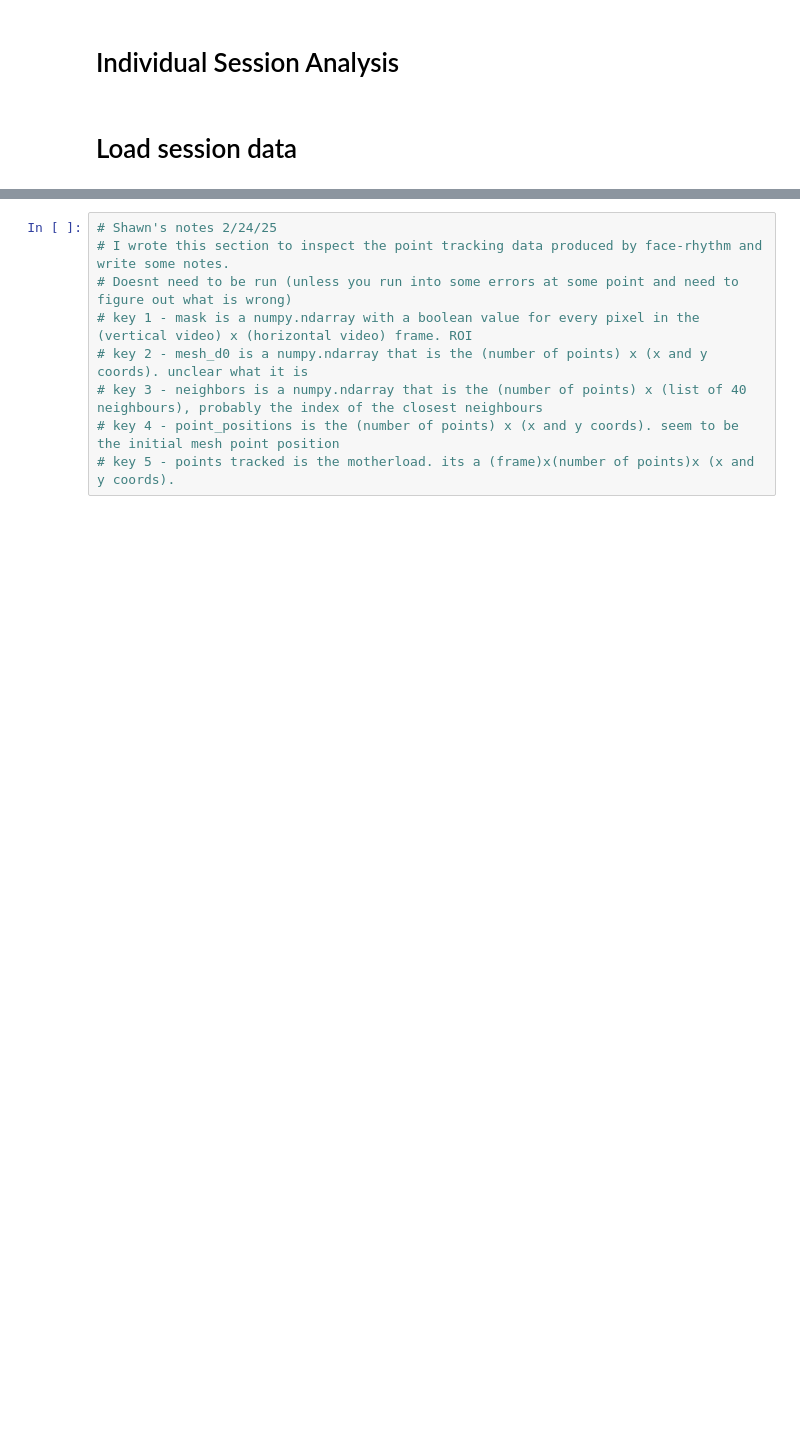
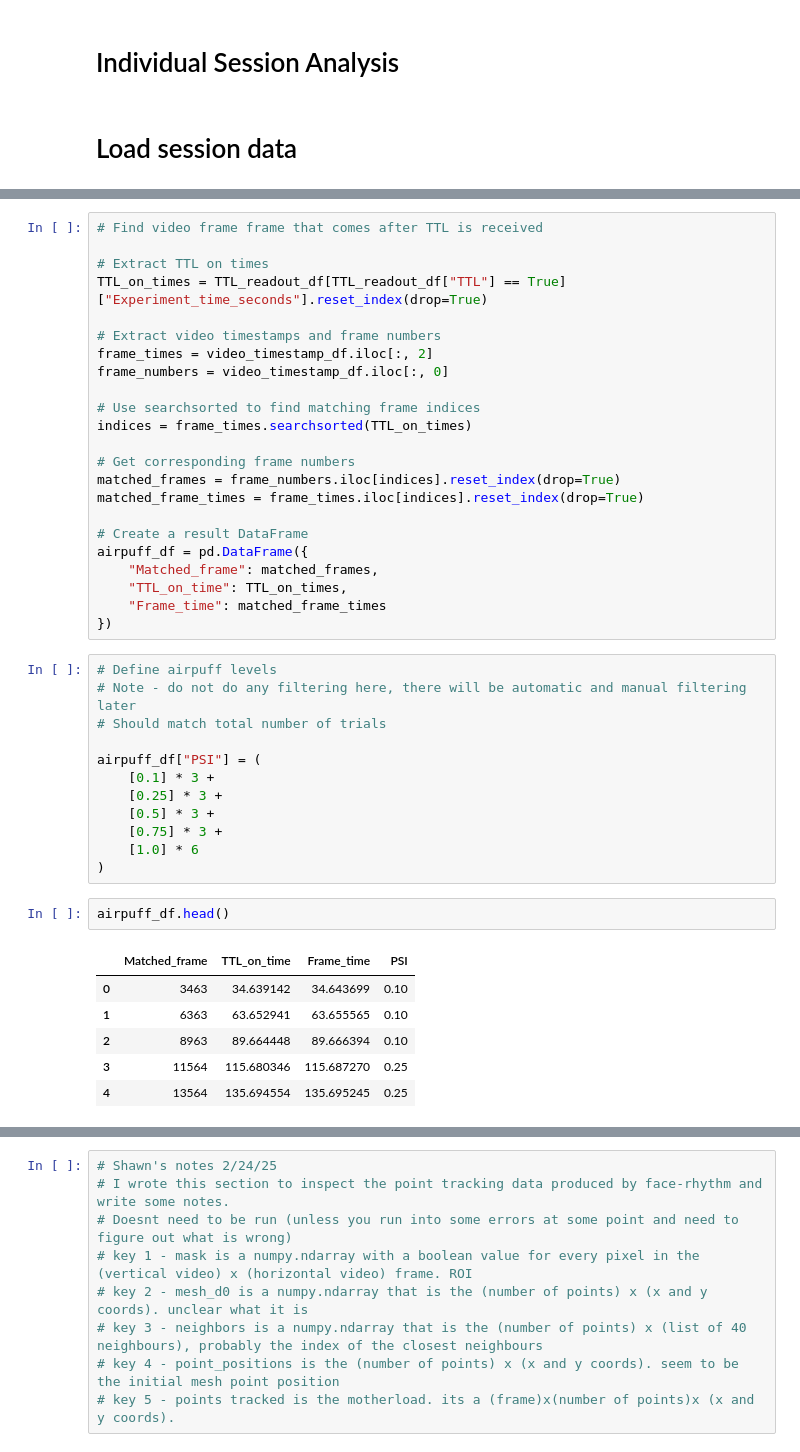
Before and after one commit to banchan86/face-rhythm-DJ, a Jupyter notebook: dj_notebooks/dj_face_rhythm_analysis.ipynb, the cells around one changed output, grey strips where cells are left out. Saved outputs shown, nothing was run; the diff lists cells and outputs as text; blank space fills up the shorter version.

```diff
--- a/dj_notebooks/dj_face_rhythm_analysis.ipynb
+++ b/dj_notebooks/dj_face_rhythm_analysis.ipynb
@@ -51,0 +106,44 @@ C:\Users\shawn\Desktop\face-rhythm-DJ\Airpuff_Data\02_18_25_Pilot_WT_P2\pilot4-W
+# %%
+# Find video frame frame that comes after TTL is received
+
+# Extract TTL on times
+TTL_on_times = TTL_readout_df[TTL_readout_df["TTL"] == True]["Experiment_time_seconds"].reset_index(drop=True)
+
+# Extract video timestamps and frame numbers
+frame_times = video_timestamp_df.iloc[:, 2]
+frame_numbers = video_timestamp_df.iloc[:, 0]
+
+# Use searchsorted to find matching frame indices
+indices = frame_times.searchsorted(TTL_on_times)
+
+# Get corresponding frame numbers
+matched_frames = frame_numbers.iloc[indices].reset_index(drop=True)
+matched_frame_times = frame_times.iloc[indices].reset_index(drop=True)
+
+# Create a result DataFrame
+airpuff_df = pd.DataFrame({
+    "Matched_frame": matched_frames,
+    "TTL_on_time": TTL_on_times,
+    "Frame_time": matched_frame_times
+})
+# %%
+# Define airpuff levels
+# Note - do not do any filtering here, there will be automatic and manual filtering later
+# Should match total number of trials
+
+airpuff_df["PSI"] = (
+    [0.1] * 3 +
+    [0.25] * 3 +
+    [0.5] * 3 +
+    [0.75] * 3 +
+    [1.0] * 6
+)
+# %%
+airpuff_df.head()
+# %% [output]
+|  | Matched_frame | TTL_on_time | Frame_time | PSI |
+| 0 | 3463 | 34.639142 | 34.643699 | 0.10 |
+| 1 | 6363 | 63.652941 | 63.655565 | 0.10 |
+| 2 | 8963 | 89.664448 | 89.666394 | 0.10 |
+| 3 | 11564 | 115.680346 | 115.687270 | 0.25 |
+| 4 | 13564 | 135.694554 | 135.695245 | 0.25 |
```
Also changed, not shown: parts of 29 cells of this notebook, 2 other files.
